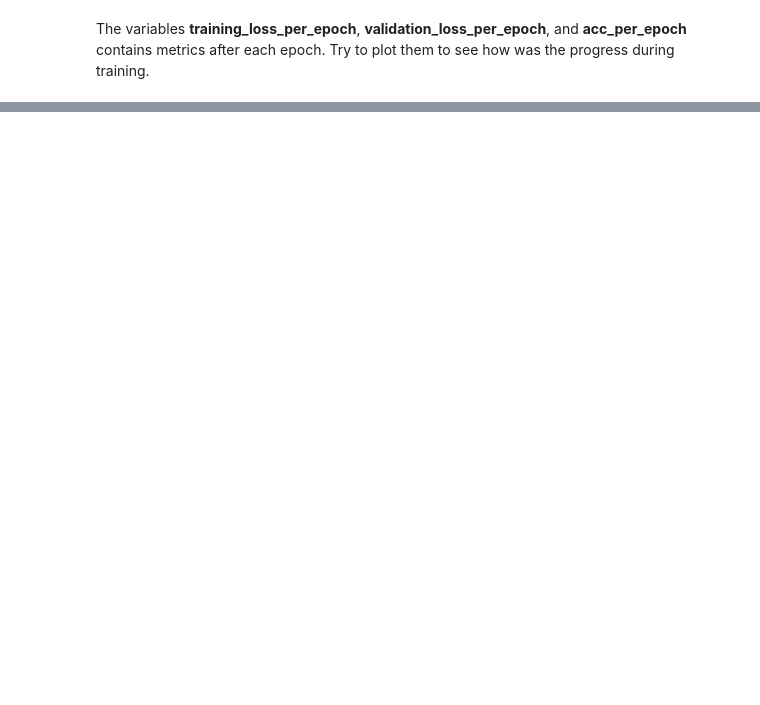
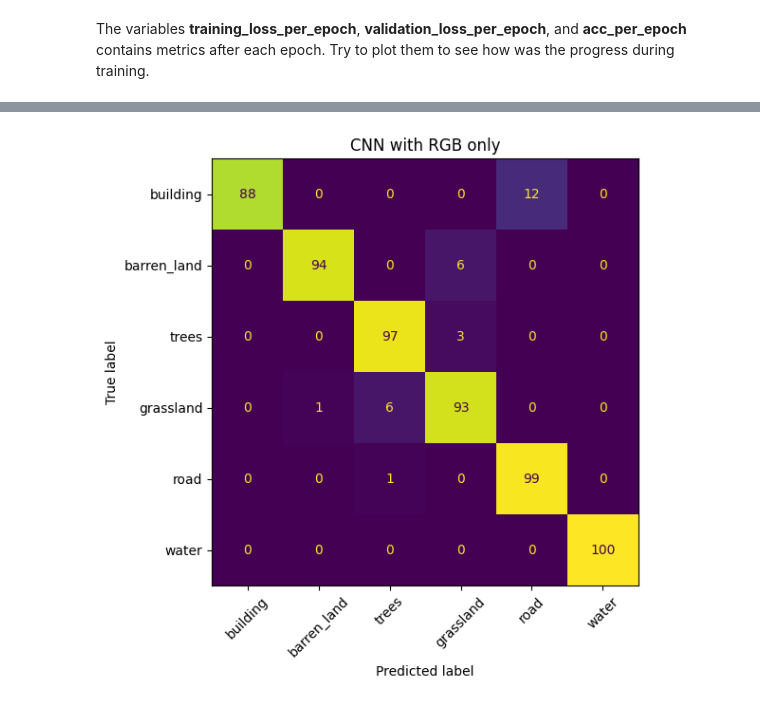
Before and after one commit to LeraIord/mless1, a Jupyter notebook: CNN_classifier_on_remote_sensing_image.ipynb, the cells around one changed output, grey strips where cells are left out. Saved outputs shown, nothing was run; the diff lists cells and outputs as text; code cells hidden in the pictures; blank space fills up the shorter version.

```diff
--- a/CNN_classifier_on_remote_sensing_image.ipynb
+++ b/CNN_classifier_on_remote_sensing_image.ipynb
@@ -317,0 +579,35 @@ The variables **training_loss_per_epoch**, **validation_loss_per_epoch**, and **
+# %%
+def train_cnn_experiment(channels, learning_rate=0.001, epochs=10, title="CNN experiment", seed=RANDOM_STATE):
+    set_reproducible_seed(seed)
+    mean_channels, std_channels = normalization_for_channels(train_X, channels)
+
+    train_dataset = SAT6Dataset(train_X, train_y, (mean_channels, std_channels), channels=channels)
+    test_dataset = SAT6Dataset(test_X, test_y, (mean_channels, std_channels), channels=channels)
+
+    train_loader = DataLoader(train_dataset, batch_size=256, shuffle=True, drop_last=True)
+    test_loader = DataLoader(test_dataset, len(test_dataset), shuffle=False)
+
+    model = CNN((28, 28), 3, [32, 64, 128], [5, 3, 3], [32], "relu",
+                "max", len(channels), 6, norm="identity").to(device)
+
+    print(title)
+    history, true_labels, pred_labels = train_and_evaluate(
+        model,
+        train_loader,
+        test_loader,
+        num_epochs=epochs,
+        lr=learning_rate,
+        optim_name="adam"
+    )
+
+    metrics = evaluate_cnn(model, test_loader, labels, title)
+    return model, history, metrics
+
+rgb_cnn, rgb_history, rgb_cnn_metrics = train_cnn_experiment(
+    channels=[0, 1, 2],
+    learning_rate=0.001,
+    epochs=10,
+    title="CNN with RGB only",
+    seed=RANDOM_STATE + 20
+)
+# %% [output]
@@ -317,0 +632 @@ The variables **training_loss_per_epoch**, **validation_loss_per_epoch**, and **
+[figure, added]
```
Also changed, not shown: parts of 22 cells of this notebook, 4 other files.
